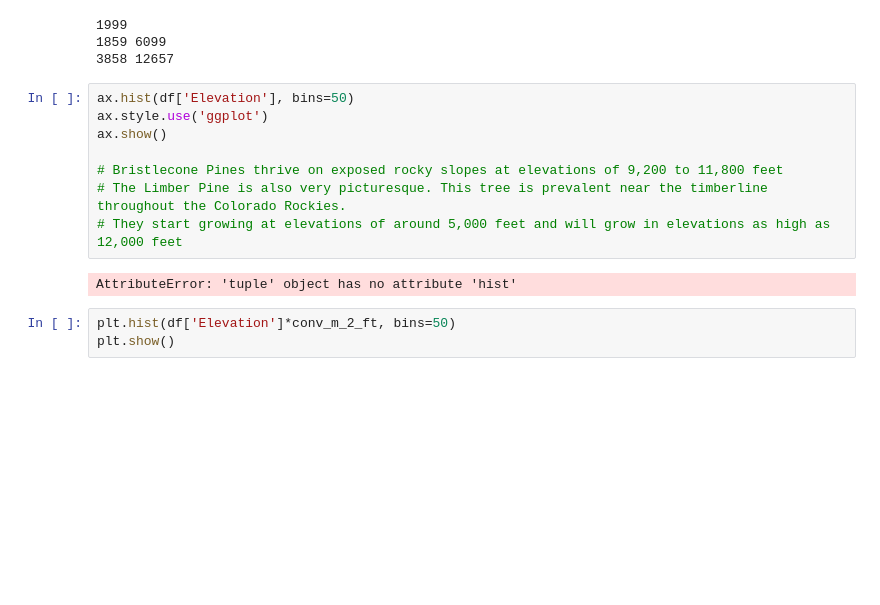
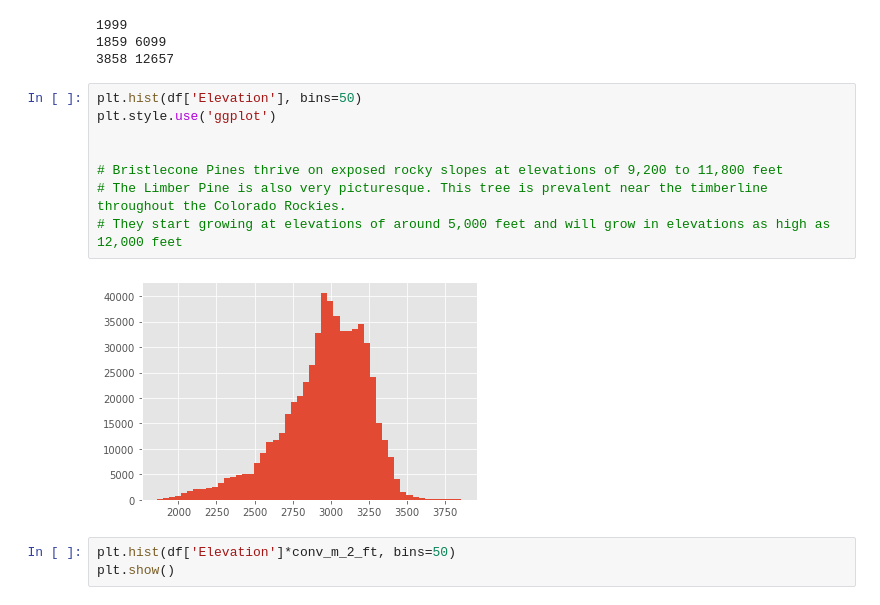
Before and after one commit to BallOfClay/cap_2, a Jupyter notebook: notebooks/EDA1.ipynb, the cells around one changed output. Drawn from its saved outputs; the diff is of its cells as text; blank space fills up the shorter version.

```diff
--- a/notebooks/EDA1.ipynb
+++ b/notebooks/EDA1.ipynb
@@ -98,15 +98,15 @@ print(elev_max, elev_max_ft)
 1859 6099
 3858 12657
 # %%
-ax.hist(df['Elevation'], bins=50)
-ax.style.use('ggplot')
-ax.show()
+plt.hist(df['Elevation'], bins=50)
+plt.style.use('ggplot')
+
 
 # Bristlecone Pines thrive on exposed rocky slopes at elevations of 9,200 to 11,800 feet
 # The Limber Pine is also very picturesque. This tree is prevalent near the timberline throughout the Colorado Rockies.
 # They start growing at elevations of around 5,000 feet and will grow in elevations as high as 12,000 feet
 # %% [output]
-AttributeError: 'tuple' object has no attribute 'hist'
+[figure, added]
 # %%
 plt.hist(df['Elevation']*conv_m_2_ft, bins=50)
 plt.show()
```
Also changed, not shown: 1 other file.
